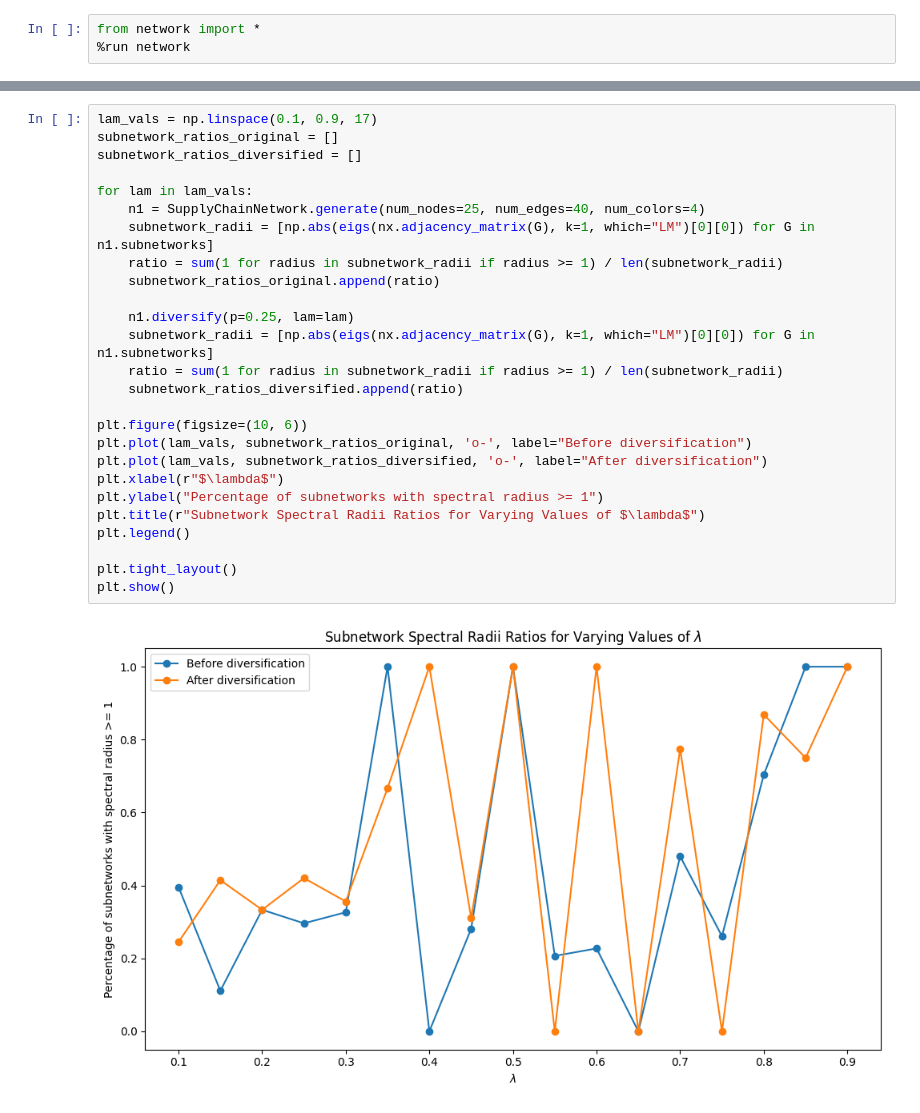
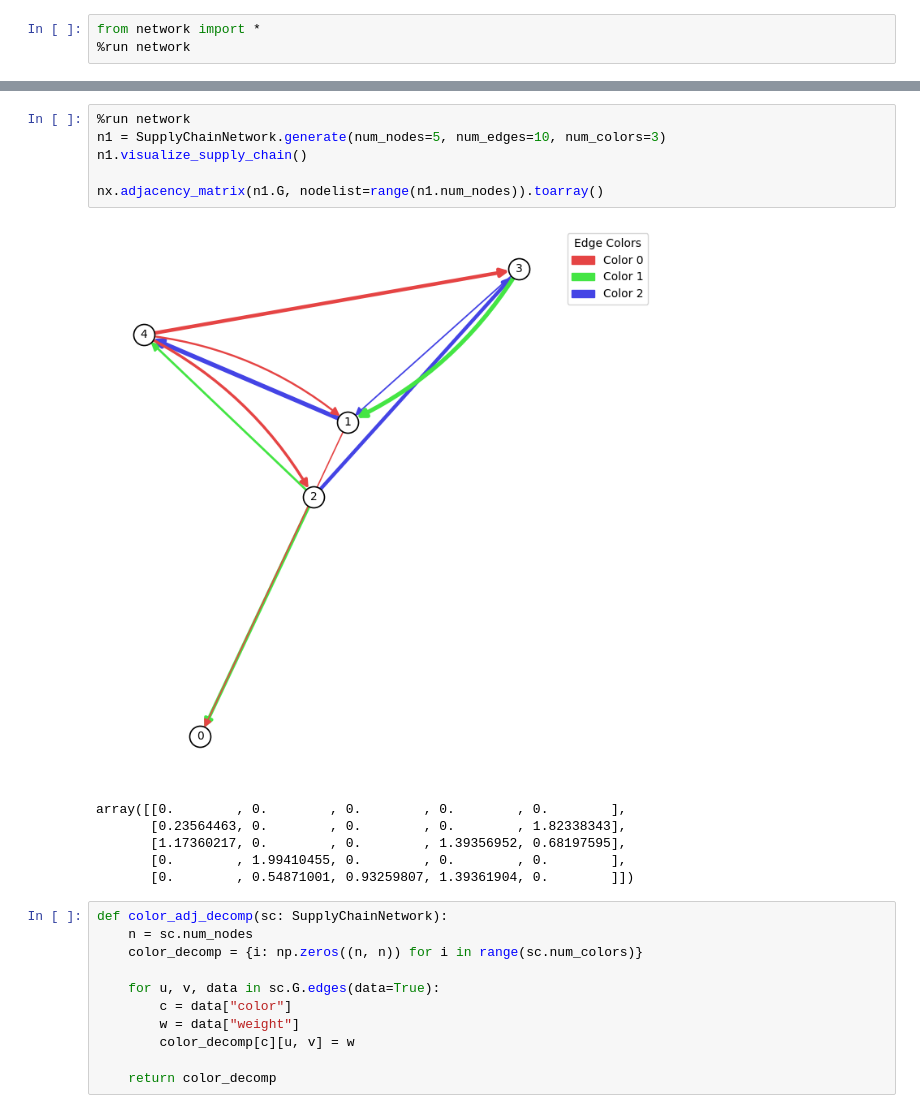
Before and after one commit to Jaredwinn77/Supply-Chain, a Jupyter notebook: supply_chain/diversify_test.ipynb, the cells around one changed output, grey strips where cells are left out. Drawn from its saved outputs; the diff is of its cells as text.

```diff
--- a/supply_chain/diversify_test.ipynb
+++ b/supply_chain/diversify_test.ipynb
@@ -73,28 +105,24 @@ plt.show()
-# %%
-lam_vals = np.linspace(0.1, 0.9, 17)
-subnetwork_ratios_original = []
-subnetwork_ratios_diversified = []
-
-for lam in lam_vals:
-    n1 = SupplyChainNetwork.generate(num_nodes=25, num_edges=40, num_colors=4)
-    subnetwork_radii = [np.abs(eigs(nx.adjacency_matrix(G), k=1, which="LM")[0][0]) for G in n1.subnetworks]
-    ratio = sum(1 for radius in subnetwork_radii if radius >= 1) / len(subnetwork_radii)
-    subnetwork_ratios_original.append(ratio)
-
-    n1.diversify(p=0.25, lam=lam)
-    subnetwork_radii = [np.abs(eigs(nx.adjacency_matrix(G), k=1, which="LM")[0][0]) for G in n1.subnetworks]
-    ratio = sum(1 for radius in subnetwork_radii if radius >= 1) / len(subnetwork_radii)
-    subnetwork_ratios_diversified.append(ratio)
-
-plt.figure(figsize=(10, 6))
-plt.plot(lam_vals, subnetwork_ratios_original, 'o-', label="Before diversification")
-plt.plot(lam_vals, subnetwork_ratios_diversified, 'o-', label="After diversification")
-plt.xlabel(r"$\lambda$")
-plt.ylabel("Percentage of subnetworks with spectral radius >= 1")
-plt.title(r"Subnetwork Spectral Radii Ratios for Varying Values of $\lambda$")
-plt.legend()
-
-plt.tight_layout()
-plt.show()
-# %% [output]
-[figure, removed]
+# %%
+%run network
+n1 = SupplyChainNetwork.generate(num_nodes=5, num_edges=10, num_colors=3)
+n1.visualize_supply_chain()
+
+nx.adjacency_matrix(n1.G, nodelist=range(n1.num_nodes)).toarray()
+# %% [output]
+[figure, added]
+array([[0.        , 0.        , 0.        , 0.        , 0.        ],
+       [0.23564463, 0.        , 0.        , 0.        , 1.82338343],
+       [1.17360217, 0.        , 0.        , 1.39356952, 0.68197595],
+       [0.        , 1.99410455, 0.        , 0.        , 0.        ],
+       [0.        , 0.54871001, 0.93259807, 1.39361904, 0.        ]])
+# %%
+def color_adj_decomp(sc: SupplyChainNetwork):
+    n = sc.num_nodes
+    color_decomp = {i: np.zeros((n, n)) for i in range(sc.num_colors)}
+
+    for u, v, data in sc.G.edges(data=True):
+        c = data["color"]
+        w = data["weight"]
+        color_decomp[c][u, v] = w
+
+    return color_decomp
```
Also changed, not shown: parts of 10 cells of this notebook, 2 other files.
